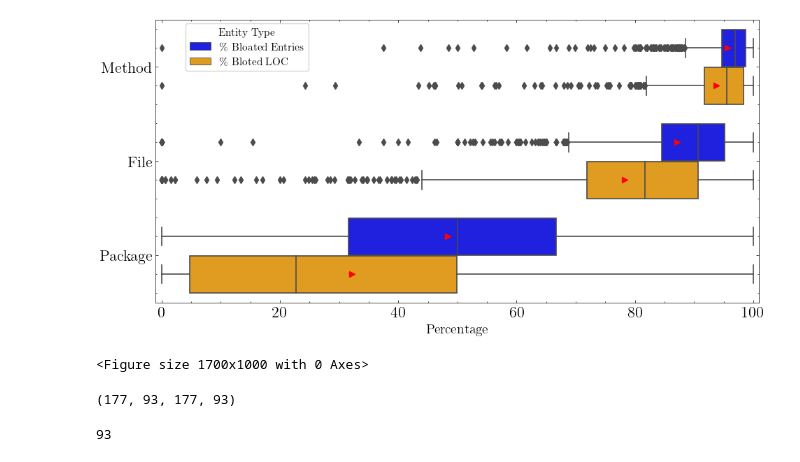
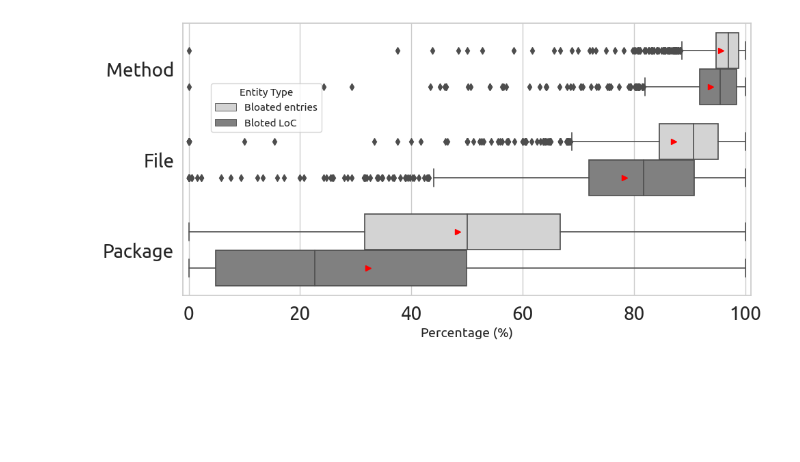
Before and after one commit to gdrosos/bloat-study-artifact, a Jupyter notebook: analysis/rq1.ipynb, the cells around one changed output. Saved outputs shown, nothing was run; the diff lists cells and outputs as text; code cells hidden in the pictures; blank space fills up the shorter version.

```diff
--- a/analysis/rq1.ipynb
+++ b/analysis/rq1.ipynb
@@ -10,7 +10,17 @@ import matplotlib.ticker as ticker
 scale_factor = 1e6
 
 pd.set_option('display.float_format', '{:.2f}'.format)
-plt.style.use('science')
+sns.set(style="whitegrid")
+plt.rcParams['font.family'] = 'Ubuntu'
+plt.rcParams['font.serif'] = 'Ubuntu'
+plt.rcParams['font.monospace'] = 'Inconsolata Medium'
+plt.rcParams['axes.labelsize'] = 23
+plt.rcParams['axes.titlesize'] = 23
+plt.rcParams['xtick.labelsize'] = 20
+plt.rcParams['ytick.labelsize'] = 20
+plt.rcParams['legend.fontsize'] = 18
+plt.rcParams['figure.titlesize'] = 24
+plt.rcParams['figure.figsize'] = (8, 4)
 %matplotlib inline
 # %%
 df = pd.read_csv("data/results_rq1.csv")
@@ -104,66 +38,37 @@ rename_dict = {
 # Melt count metrics
 
 df_count = df[metrics_count].melt(var_name='metric', value_name='value')
-df_count['Type'] = '\% Bloated Entries'
+df_count['Type'] = 'Bloated entries'
 
 # Melt loc metrics
 df_loc = df[metrics_loc].melt(var_name='metric', value_name='value')
-df_loc['Type'] = '\% Bloted LOC'
+df_loc['Type'] = 'Bloted LoC'
 
 # Replace '-LOC' from metric names in loc df
 df_loc['metric'] = df_loc['metric'].str.replace('-LOC', '')
 
 # Combine the two melted dataframes
 df_melted = pd.concat([df_count, df_loc])
 
 df_melted['metric'] = df_melted['metric'].map(rename_dict)
 
 # Plot
 plt.figure(figsize=(10, 5))
 # ax = sns.violinplot(data=df_melted, x="value", y="metric", hue="Type", palette=['blue', 'orange'], split=False,  orient = 'h', inner="box")
 ax = sns.boxplot(data=df_melted, x="value", y="metric", hue="Type",
-            orient='h', linewidth=1.2,  palette=['blue', 'orange'],
+            orient='h', linewidth=1.2,  palette=['lightgrey', 'grey'],
             showmeans=True,
             meanprops={"marker":">","markerfacecolor":"red", "markeredgecolor":"red"})
 # sns.violinplot(data=df_melted, x="value", y="metric", hue="Type", palette=['blue', 'orange'], split=False,  orient = 'h', inner=None, saturation=0.7)
 
 # plt.title("Bloated Entities Analysis", fontsize=18)
 ax.set_xlim(-1,101)
 ax.legend( title="Entity Type", frameon=True,  bbox_to_anchor=(0.04, 0.8), fontsize=11, title_fontsize=11)
 
 plt.ylabel("")
-plt.xlabel("Percentage", fontsize=14)
+plt.xlabel("Percentage (%)", fontsize=14)
 plt.tight_layout()
 plt.savefig('figures/rq1.pdf',  bbox_inches='tight',)
 plt.show()
 # %% [output]
-[figure, old version]
+[figure, new version]
-# %%
-plt.figure(figsize=(17, 10))
-for i, (metric, full_name) in enumerate(zip(metrics[6:], full_names[6:]), 1):
-    plt.subplot(2, 3, i)
-
-    # Draw violinplot with reduced saturation
-    ax = sns.violinplot(y=df[metric], linewidth=2, color='lightblue', orient='h', inner=None, saturation=0.5)
-
-    # Draw boxplot inside the violinplot with increased width and linewidth
-    sns.boxplot(y=df[metric], color="lightblue", width=0.1, orient='h', showfliers=False, boxprops={'zorder': 2}, ax = ax)
-
-    # Setting a y-limit
-    ax.set_ylim(0)
-
-    # Plot average value
-    avg_val = df[metric].mean()
-    marker = plt.matplotlib.markers.MarkerStyle(marker="^")
-    plt.scatter(0, avg_val, color='red', marker=marker, s=35, zorder=5)
-
-    plt.title(f'{full_name}', fontsize=14.5)
-
-    if df[metric].max() >= 1e6:
-        plt.yticks(ticks=plt.yticks()[0], labels=[f'{y/scale_factor:.1f}M' for y in plt.yticks()[0]])
-
-    ax.tick_params(axis='y', labelsize=12)
-    ax.set_ylabel("")
-    plt.tight_layout()
-# %% [output]
-<Figure size 1700x1000 with 0 Axes>
@@ -175,8 +74,0 @@ hundred_count_loc = df[df['PBD-LOC'] == 100].shape[0]
-# %%
-zero_count, hundred_count, zero_count_loc,  hundred_count_loc
-# %% [output]
-(177, 93, 177, 93)
-# %%
-hundred_count
-# %% [output]
-93
```
Also changed, not shown: parts of 10 cells of this notebook, 9 other files.
